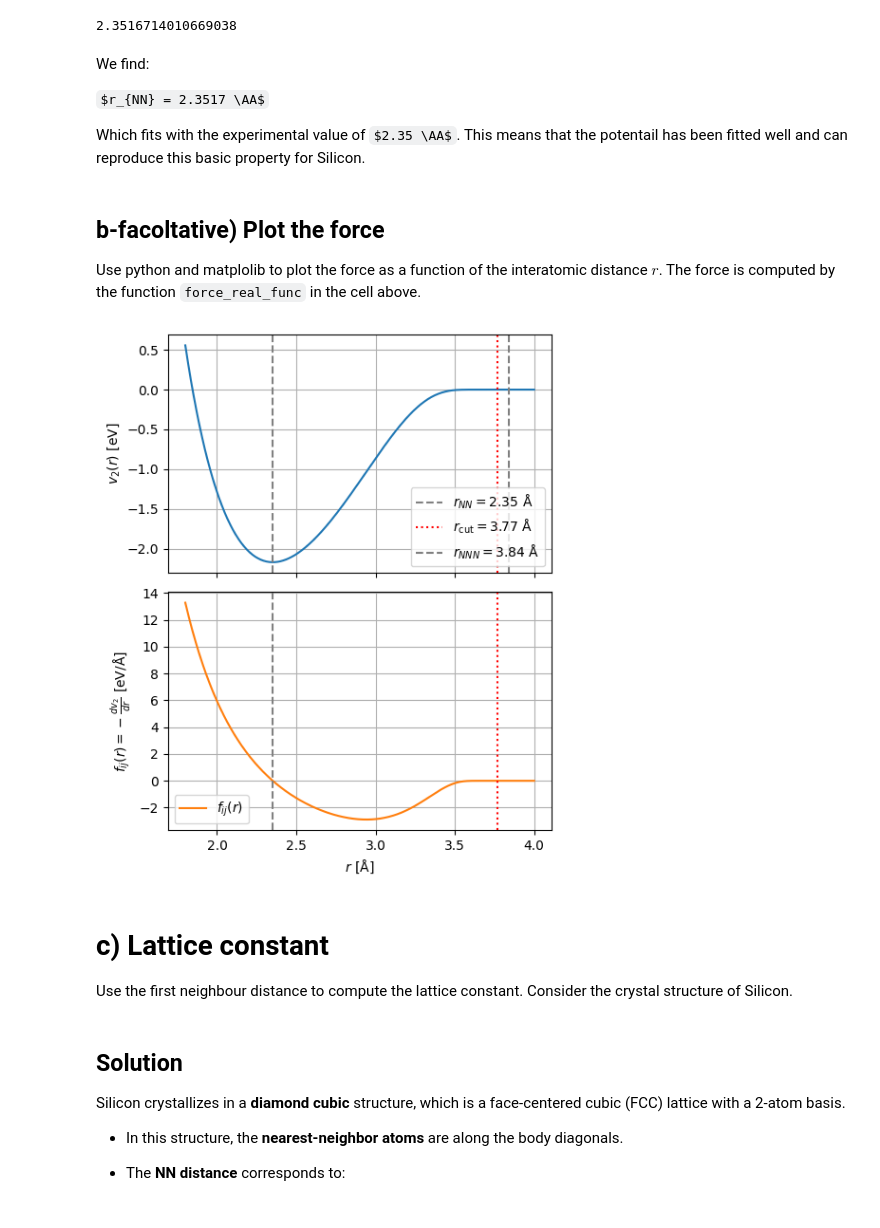
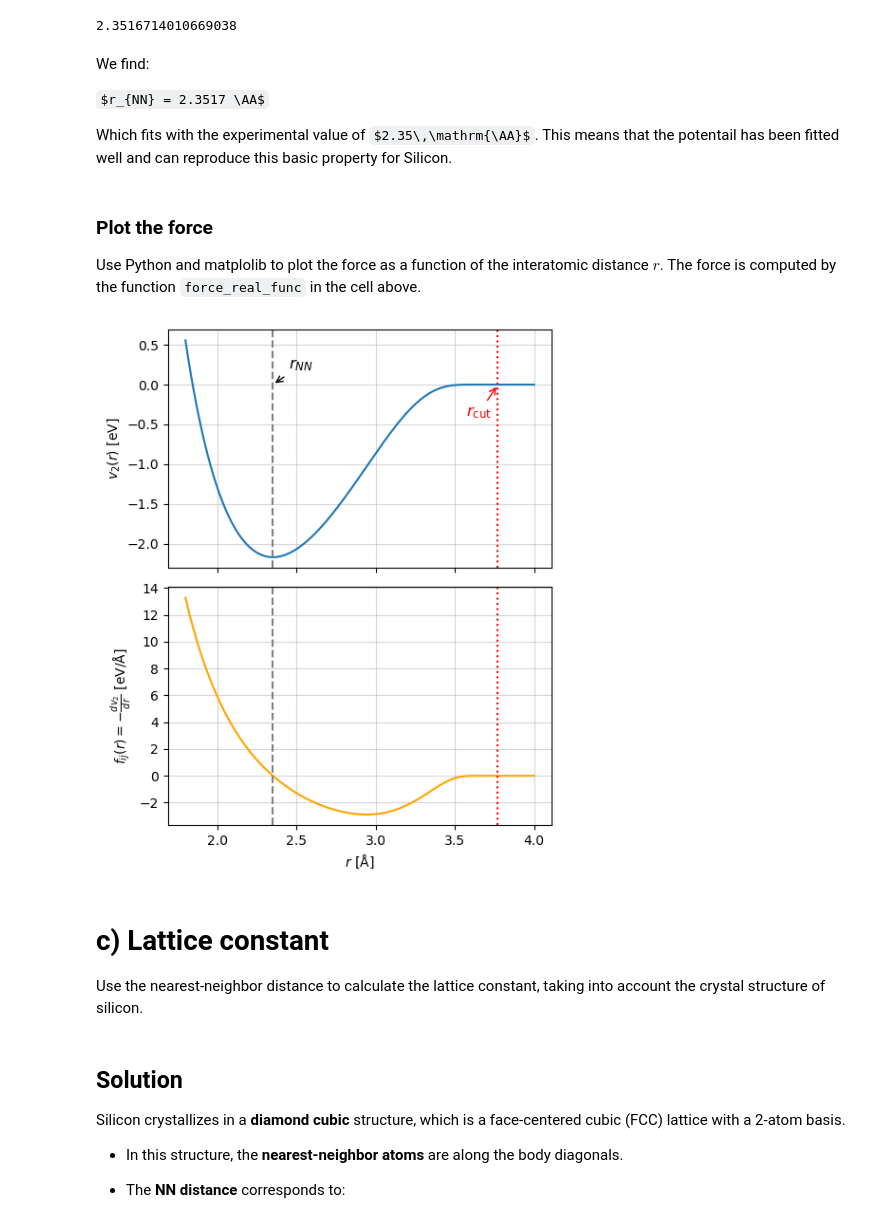
Before and after one commit to pyracetamol/tmms_2025, a Jupyter notebook: 03_stillinger_weber/sw_solved.ipynb, the cells around one changed output. Drawn from its saved outputs; the diff is of its cells as text; code cells hidden in the pictures; some formulas as TeX source.

```diff
--- a/03_stillinger_weber/sw_solved.ipynb
+++ b/03_stillinger_weber/sw_solved.ipynb
@@ -131,46 +181,52 @@ We find:
 
 $r_{NN} = 2.3517 \AA$
 
-Which fits with the experimental value of $2.35 \AA$. This means that the potentail has been fitted well and can reproduce this basic property for Silicon.
+Which fits with the experimental value of $2.35\,\mathrm{\AA}$. This means that the potentail has been fitted well and can reproduce this basic property for Silicon.
 # %% [markdown]
-## b-facoltative) Plot the force
-Use python and matplolib to plot the force as a function of the interatomic distance $r$. The force is computed by the function `force_real_func` in the cell above.
+### Plot the force
+Use Python and matplolib to plot the force as a function of the interatomic distance $r$. The force is computed by the function `force_real_func` in the cell above.
 # %%
 # Solution for b)
 
 fig, (ax1, ax2) = plt.subplots(2, 1, sharex=True, figsize=(5, 6))
 
 r_vals_real = np.linspace(1.8, 4, 500)
 v2_vals = [v2_real_func(r) for r in r_vals_real]
 force_vals = [force_real_func(r) for r in r_vals_real]
 
 
-ax1.plot(r_vals_real, v2_vals, color='tab:blue')
-ax1.axvline(x=2.35, color='gray', linestyle='--', label=r'$r_{NN} = 2.35\ \mathrm{\AA}$')
-ax1.axvline(x=a * sigma, color='red', linestyle=':', label=fr'$r_{{\mathrm{{cut}}}} = {a * sigma:.2f}\ \mathrm{{\AA}}$')
-ax1.axvline(x=3.84, color='gray', linestyle='--', label=r'$r_{NNN} = 3.84\ \mathrm{\AA}$')
+ax1.plot(r_vals_real, v2_vals)
+ax1.axvline(x=2.35, color='gray', linestyle='--')
+ax1.axvline(x=a * sigma, color='red', linestyle=':')
+# Annotations
+ax1.annotate(r'$r_{NN}$', xy=(r_NN, 0), xytext=(r_NN + 0.1, 0.2),
+             arrowprops=dict(arrowstyle='->'), fontsize=12)
+
+ax1.annotate(fr'$r_{{\mathrm{{cut}}}}$',
+             xy=(r_cut, 0), xytext=(r_cut - 0.2, -0.4),
+             arrowprops=dict(arrowstyle='->', color='red'),
+             fontsize=12, color='red')
 ax1.set_ylabel(r'$v_2(r)\ \mathrm{[eV]}$')
 
-ax1.grid(True)
-ax1.legend()
+ax1.grid(alpha=0.5)
+
 
 # Plot force with LaTeX labels
-ax2.plot(r_vals_real, force_vals, color='tab:orange', label=r'$f_{ij}(r)$')
+ax2.plot(r_vals_real, force_vals, color='orange')
 ax2.axvline(x=2.35, color='gray', linestyle='--')
 ax2.axvline(x=a * sigma, color='red', linestyle=':')
 ax2.set_xlabel(r'$r\ \mathrm{[\AA]}$')
 ax2.set_ylabel(r'$f_{ij}(r) = -\frac{dv_2}{dr}\ \mathrm{[eV/\AA]}$')
-ax2.grid(True)
-ax2.legend()
+ax2.grid(alpha=0.5)
 
 plt.tight_layout()
 plt.show()
 # %% [output]
-[figure, old version]
+[figure, new version]
 # %% [markdown]
 # c) Lattice constant
 
-Use the first neighbour distance to compute the lattice constant. Consider the crystal structure of Silicon.
+Use the nearest-neighbor distance to calculate the lattice constant, taking into account the crystal structure of silicon.
 # %% [markdown]
 ## Solution
 
```
Also changed, not shown: parts of 19 cells of this notebook.
